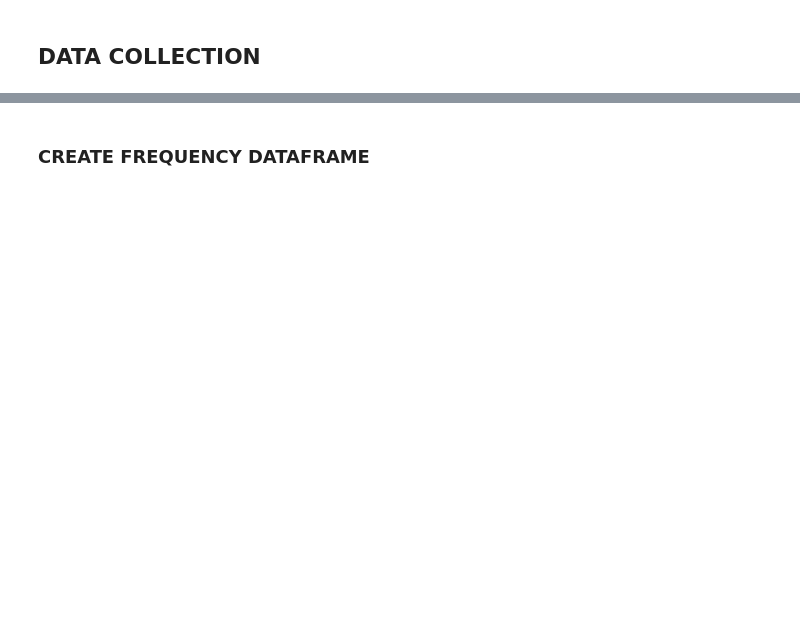
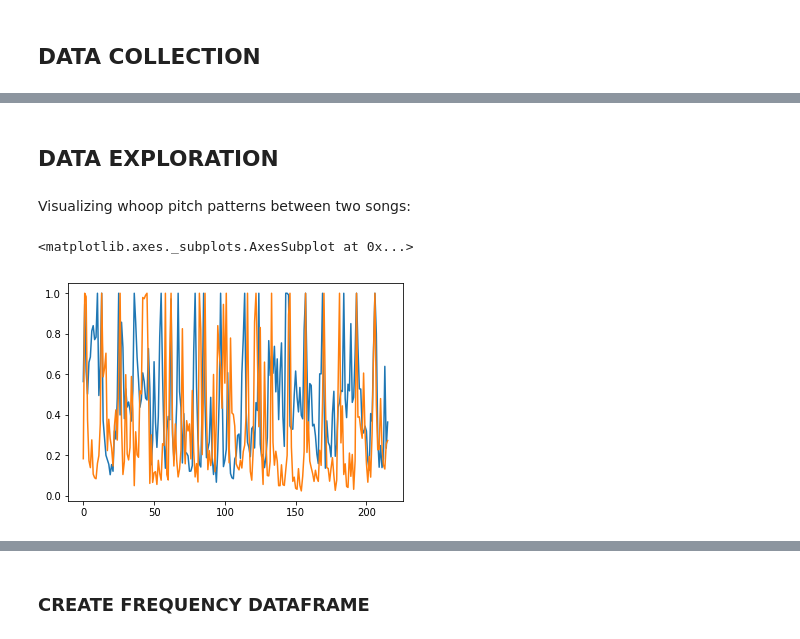
Before and after one commit to JennyFrancesWaldern/SpotifyAnalyticsApp, a Jupyter notebook: DS_Project1.ipynb, the cells around one changed output, grey strips where cells are left out. Cells and saved outputs as stored; diff of their text form; code cells hidden in the pictures; blank space fills up the shorter version.

```diff
--- a/DS_Project1.ipynb
+++ b/DS_Project1.ipynb
@@ -64,0 +92,8 @@ from pandas.io.json import json_normalize
+# %%
+file = 'C:\\Users\\Jnfr\\Projects\\SpotifyAnalyticsApp\\whoopsegments.json'
+
+with open(file) as train_file:
+    dict_train = json.load(train_file)
+
+print(dict_train)
+df = pd.DataFrame.from_dict(dict_train)
@@ -64,0 +125,24 @@ from pandas.io.json import json_normalize
+# %%
+#stores 216 song pitches for each segment, concatenated in list of 18 segments/song
+###list = []
+
+df_pitches = pd.DataFrame(columns=[x for x in range(216)])
+
+#for index 0...38, row id@, segmentData@
+for index, row in df.iterrows():
+
+    for n in range(18):
+        if n == 0:
+            templist = []
+            templist = row['segmentData@'][n]['Pitches']
+        elif n <=18:
+            templist += row['segmentData@'][n]['Pitches']
+
+    ###list+=templist
+
+    df_pitches.loc[index] = templist
+# list is 12 * 18 * 39 (12 pitches/segment * 18 segments/song * 39 songs)
+df_pitches
+
+###print(len(list))
+###print(list)
@@ -64,0 +168,10 @@ from pandas.io.json import json_normalize
+# %% [markdown]
+## DATA EXPLORATION
+# %% [markdown]
+Visualizing whoop pitch patterns between two songs:
+# %%
+df_pitches.loc[0].plot()
+df_pitches.loc[1].plot()
+# %% [output]
+<matplotlib.axes._subplots.AxesSubplot at 0x...>
+[figure, added]
```
Also changed, not shown: parts of 37 cells of this notebook.
